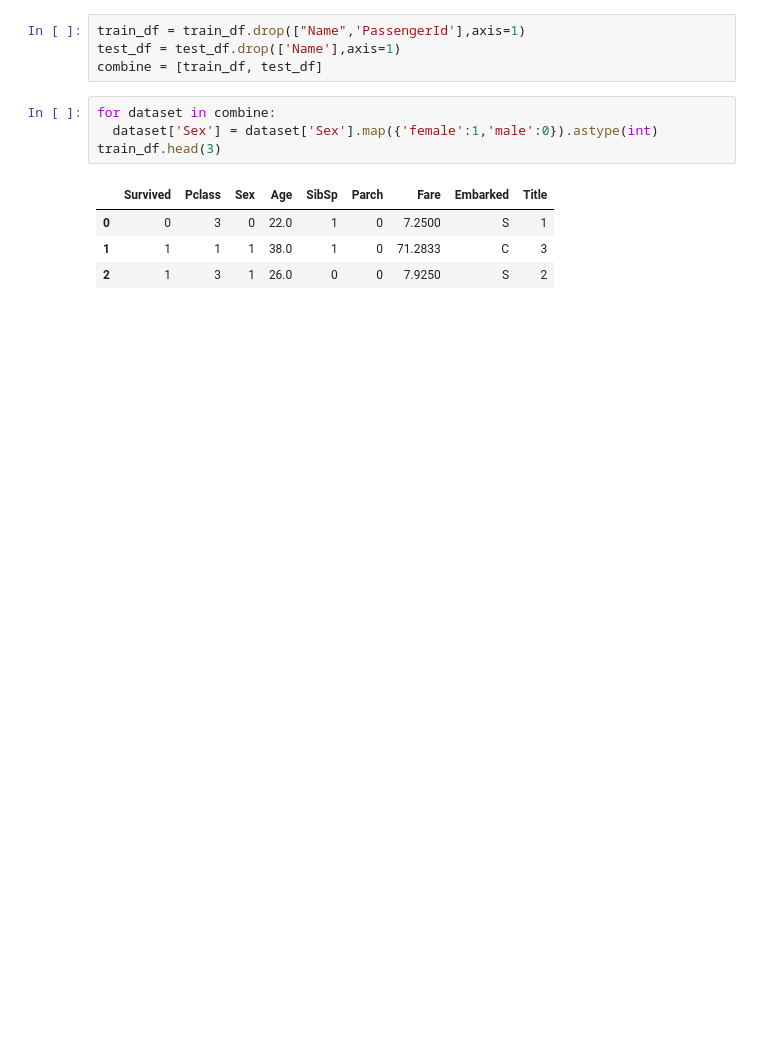
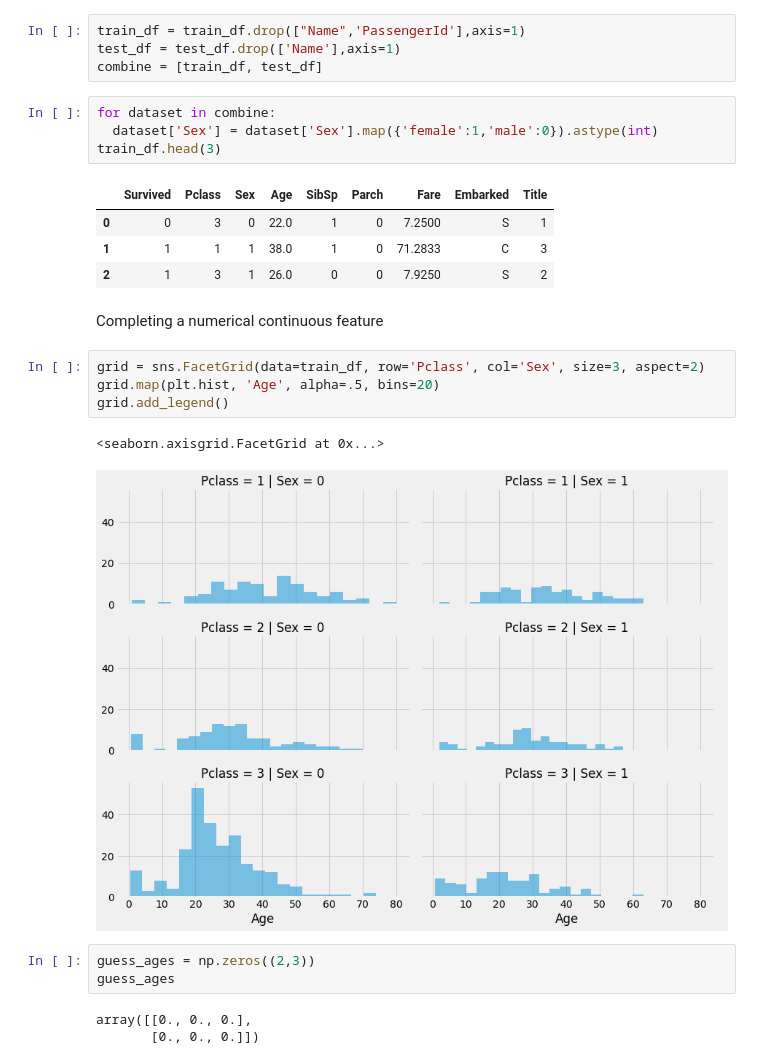
Before and after one commit to HwangHanJae/LearningNote, a Jupyter notebook: titanic_transcription2.ipynb, the cells around one changed output. Cells and saved outputs as stored; diff of their text form; blank space fills up the shorter version.

```diff
--- a/titanic_transcription2.ipynb
+++ b/titanic_transcription2.ipynb
@@ -346,3 +338,18 @@ train_df.head(3)
 | 0 | 0 | 3 | 0 | 22.0 | 1 | 0 | 7.2500 | S | 1 |
 | 1 | 1 | 1 | 1 | 38.0 | 1 | 0 | 71.2833 | C | 3 |
 | 2 | 1 | 3 | 1 | 26.0 | 0 | 0 | 7.9250 | S | 2 |
+# %% [markdown]
+Completing a numerical continuous feature
+# %%
+grid = sns.FacetGrid(data=train_df, row='Pclass', col='Sex', size=3, aspect=2)
+grid.map(plt.hist, 'Age', alpha=.5, bins=20)
+grid.add_legend()
+# %% [output]
+<seaborn.axisgrid.FacetGrid at 0x...>
+[figure, added]
+# %%
+guess_ages = np.zeros((2,3))
+guess_ages
+# %% [output]
+array([[0., 0., 0.],
+       [0., 0., 0.]])
```
Also changed, not shown: parts of 40 cells of this notebook.
